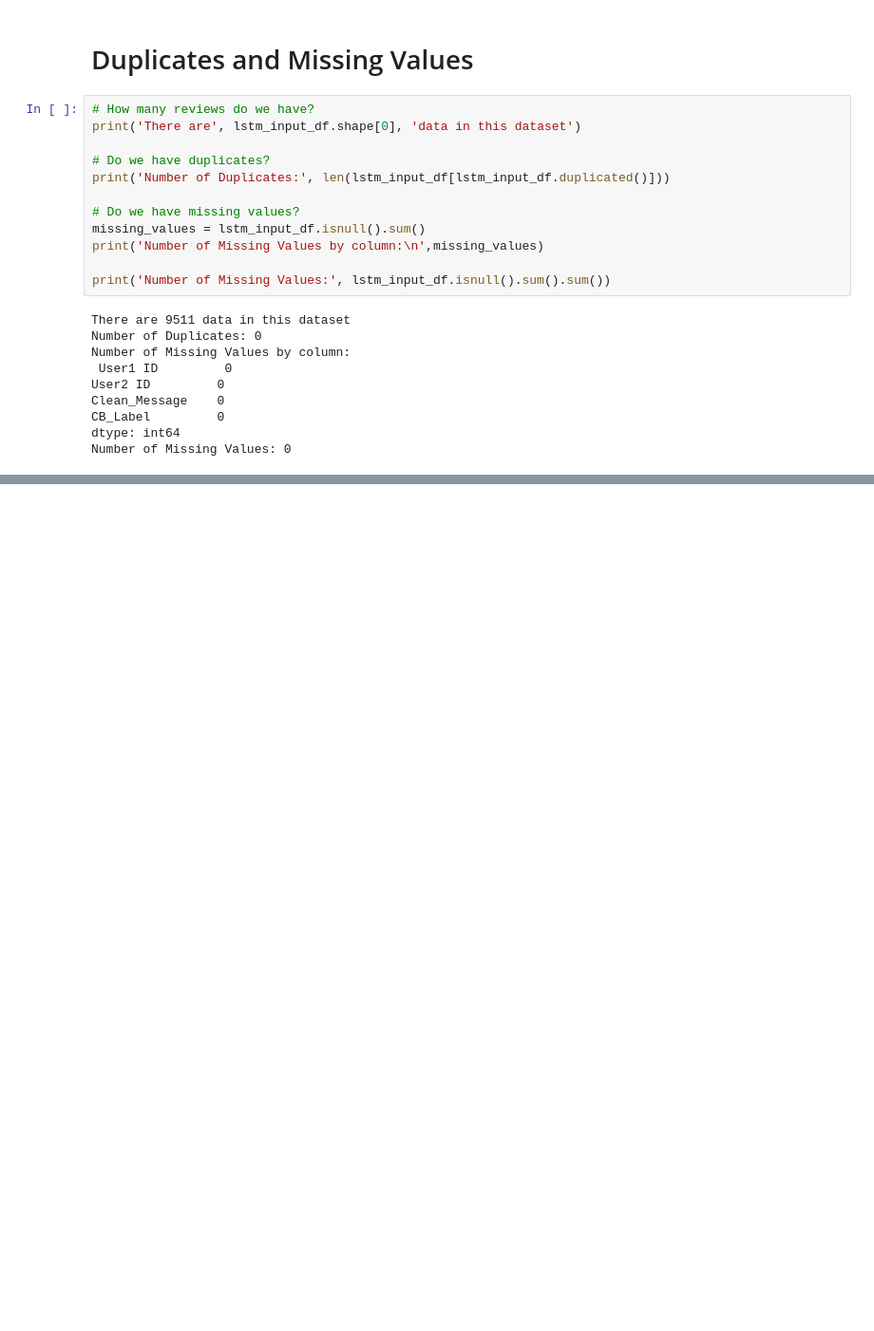
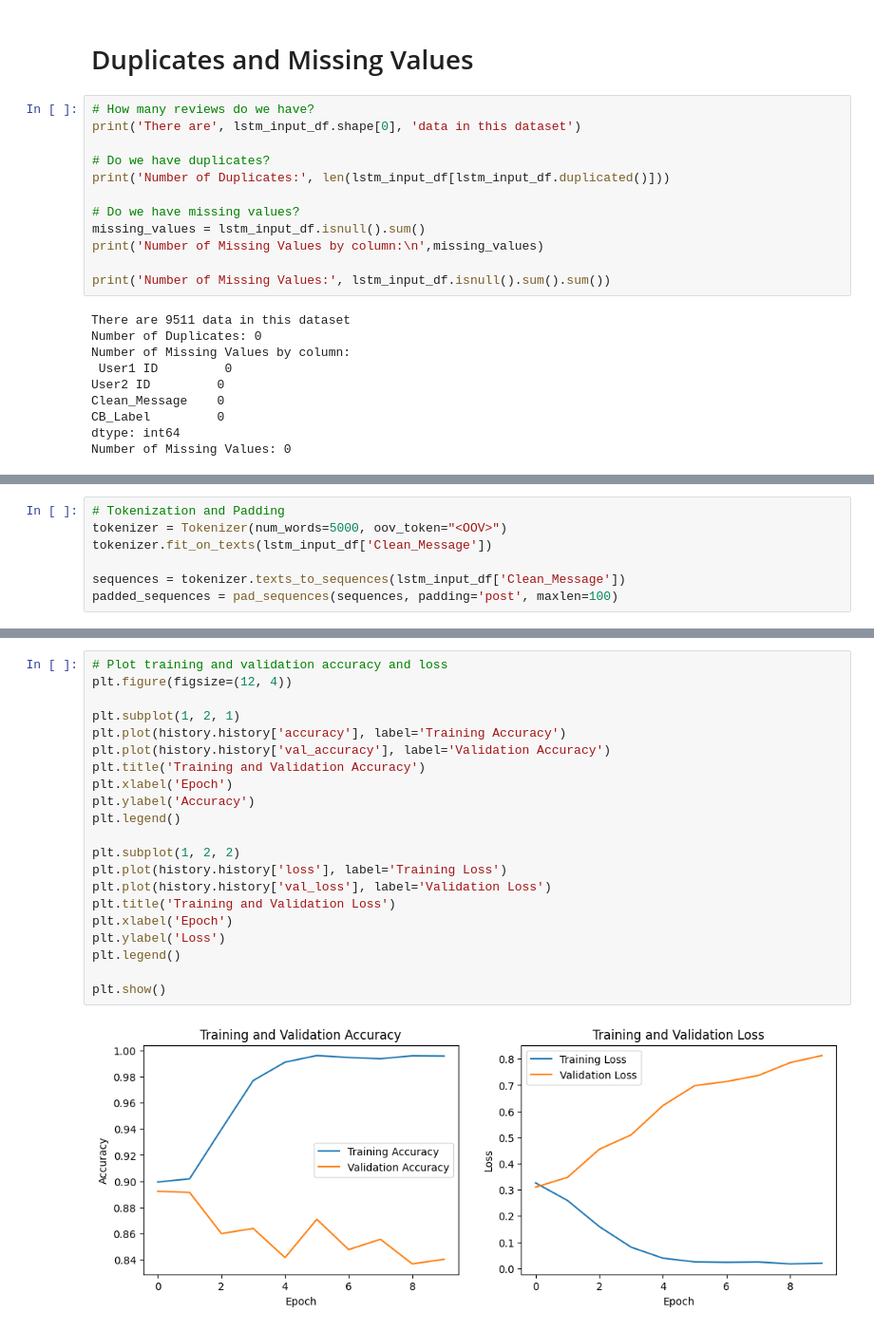
Before and after one commit to Brahmaswarup/project, a Jupyter notebook: Predicting_Cyberbullying_on_Social_Media_A_Machine_Learning_Approach.ipynb, the cells around one changed output, grey strips where cells are left out. Shown at 95% size. Cells and saved outputs as stored; diff of their text form; blank space fills up the shorter version.

```diff
--- a/Predicting_Cyberbullying_on_Social_Media_A_Machine_Learning_Approach.ipynb
+++ b/Predicting_Cyberbullying_on_Social_Media_A_Machine_Learning_Approach.ipynb
@@ -128,0 +160,7 @@ Number of Missing Values: 0
+# %%
+# Tokenization and Padding
+tokenizer = Tokenizer(num_words=5000, oov_token="<OOV>")
+tokenizer.fit_on_texts(lstm_input_df['Clean_Message'])
+
+sequences = tokenizer.texts_to_sequences(lstm_input_df['Clean_Message'])
+padded_sequences = pad_sequences(sequences, padding='post', maxlen=100)
@@ -128,0 +274,23 @@ Number of Missing Values: 0
+# %%
+# Plot training and validation accuracy and loss
+plt.figure(figsize=(12, 4))
+
+plt.subplot(1, 2, 1)
+plt.plot(history.history['accuracy'], label='Training Accuracy')
+plt.plot(history.history['val_accuracy'], label='Validation Accuracy')
+plt.title('Training and Validation Accuracy')
+plt.xlabel('Epoch')
+plt.ylabel('Accuracy')
+plt.legend()
+
+plt.subplot(1, 2, 2)
+plt.plot(history.history['loss'], label='Training Loss')
+plt.plot(history.history['val_loss'], label='Validation Loss')
+plt.title('Training and Validation Loss')
+plt.xlabel('Epoch')
+plt.ylabel('Loss')
+plt.legend()
+
+plt.show()
+# %% [output]
+[figure, added]
```
Also changed, not shown: parts of 13 cells of this notebook.
